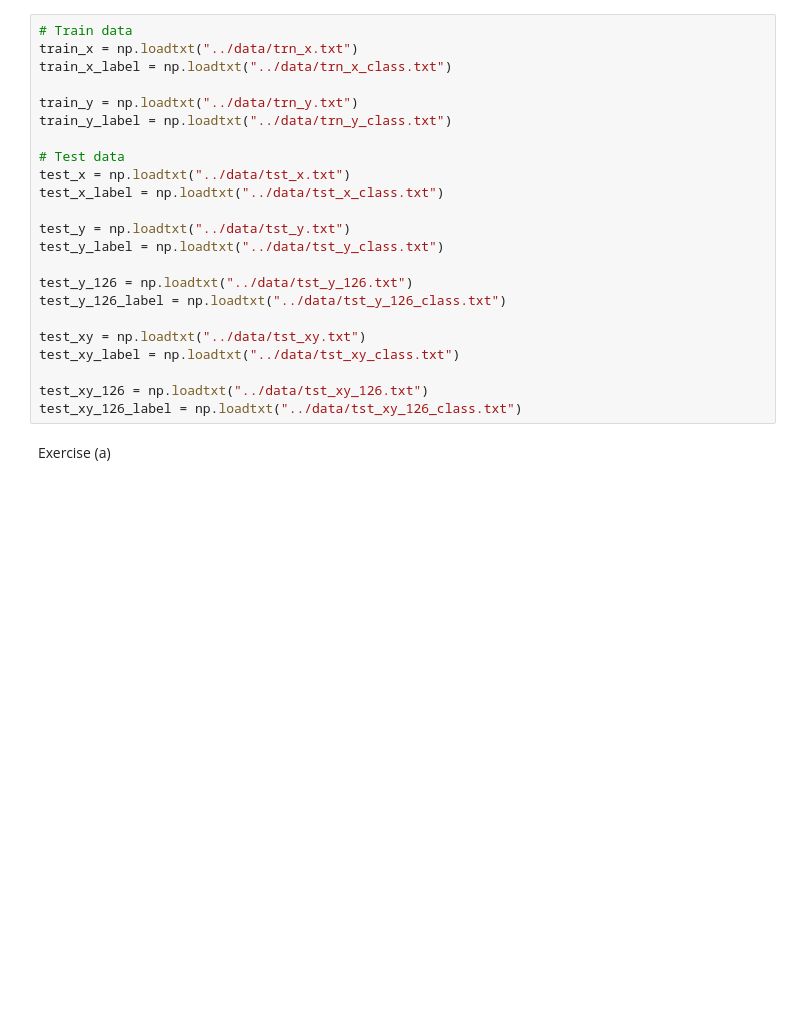
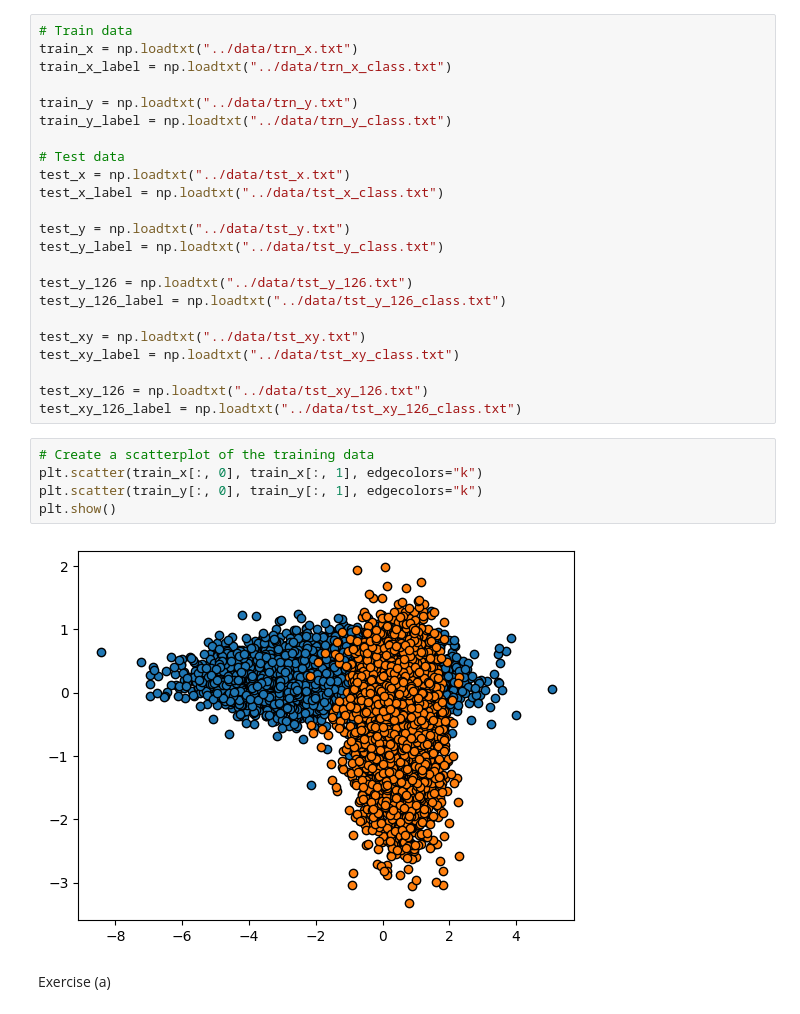
Before and after one commit to ChineseWarlord/ComTek-7-AVS, a Jupyter notebook: Lecture 3/Sim/exercise.ipynb, the cells around one changed output. Saved outputs shown, nothing was run; the diff lists cells and outputs as text; blank space fills up the shorter version.

```diff
--- a/Lecture 3/Sim/exercise.ipynb
+++ b/Lecture 3/Sim/exercise.ipynb
@@ -48,6 +49,13 @@ test_xy_label = np.loadtxt("../data/tst_xy_class.txt")
 
 test_xy_126 = np.loadtxt("../data/tst_xy_126.txt")
 test_xy_126_label = np.loadtxt("../data/tst_xy_126_class.txt")
+# %%
+# Create a scatterplot of the training data
+plt.scatter(train_x[:, 0], train_x[:, 1], edgecolors="k")
+plt.scatter(train_y[:, 0], train_y[:, 1], edgecolors="k")
+plt.show()
+# %% [output]
+[figure, added]
 # %% [markdown]
 Exercise (a)
 # %%
```
Also changed, not shown: parts of 1 cell of this notebook, 21 other files.
